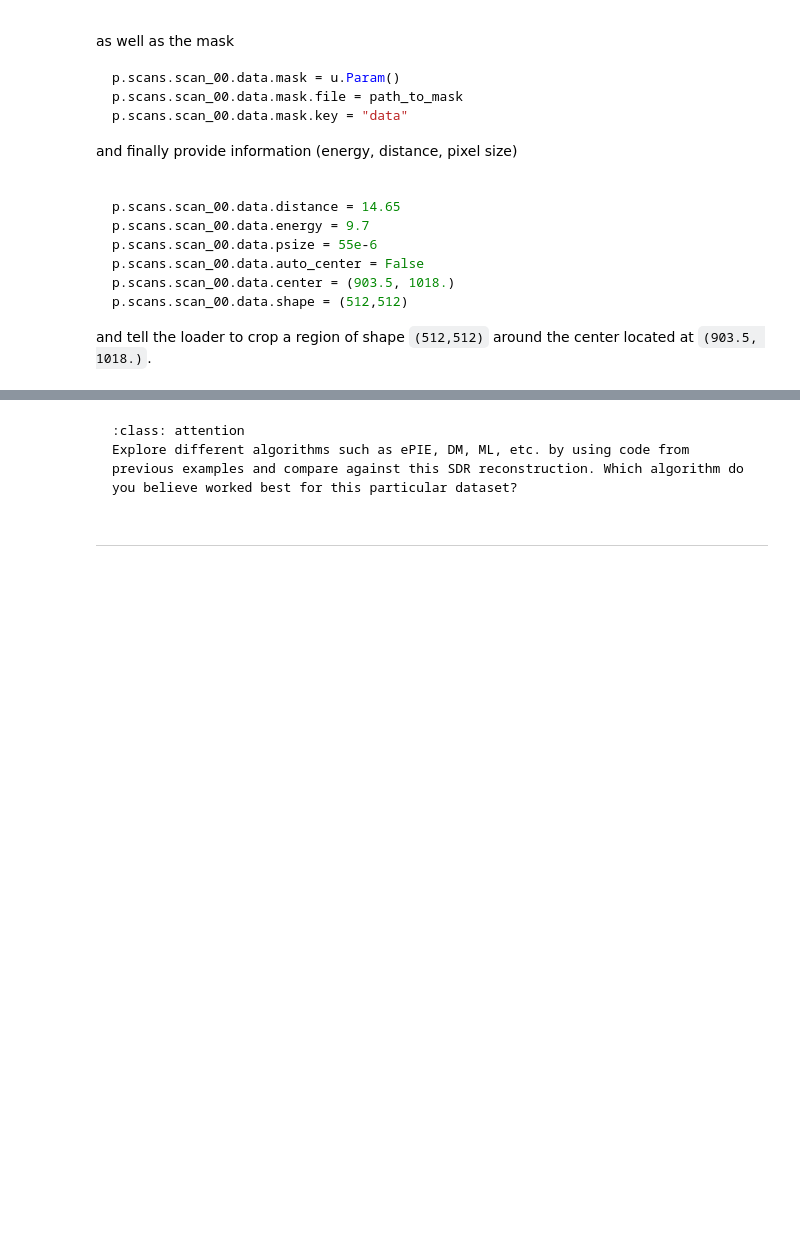
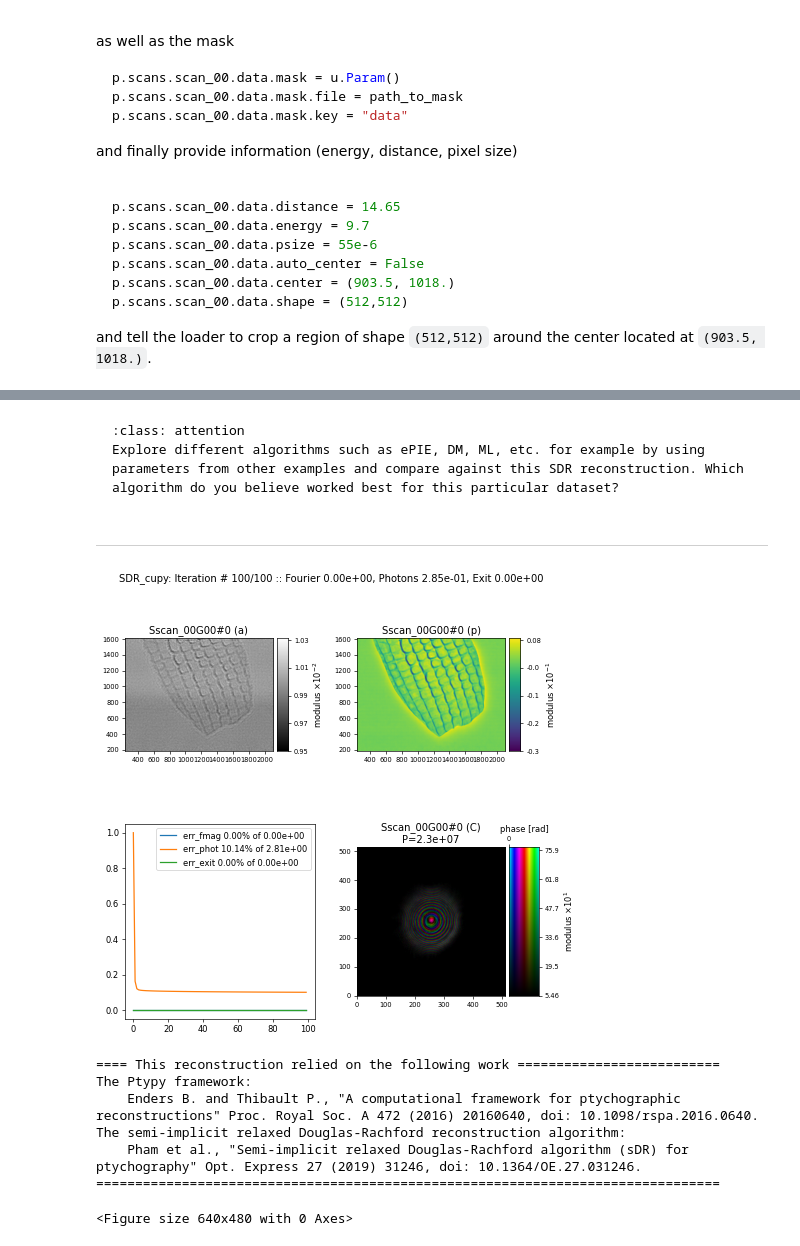
Before and after one commit to ptycho/tutorials, a Jupyter notebook: _sources/notebooks/experimental_xray_data/04_testing_different_algorithms.ipynb, the cells around one changed output, grey strips where cells are left out. Cells and saved outputs as stored; diff of their text form; code cells hidden in the pictures; blank space fills up the shorter version.

```diff
--- a/_sources/notebooks/experimental_xray_data/04_testing_different_algorithms.ipynb
+++ b/_sources/notebooks/experimental_xray_data/04_testing_different_algorithms.ipynb
@@ -107,2 +106,2 @@ and after $100$ iterations we get a nice-looking image of a butterfly scale
 :class: attention
-Explore different algorithms such as ePIE, DM, ML, etc. by using code from previous examples and compare against this SDR reconstruction. Which algorithm do you believe worked best for this particular dataset?
+Explore different algorithms such as ePIE, DM, ML, etc. for example by using parameters from other examples and compare against this SDR reconstruction. Which algorithm do you believe worked best for this particular dataset?
@@ -117,7 +116,7 @@ import ptypy.utils as u
 ptypy.load_ptyscan_module("hdf5_loader")
 
 # This will import the GPU engines
-ptypy.load_gpu_engines("cuda")
+ptypy.load_gpu_engines("cupy")
 
 # Root directory of tutorial data
 tutorial_data_home = "../../data/"
@@ -204,31 +203,40 @@ p.scans.scan_00.data.intensities.key = "data"
 p.scans.scan_00.data.positions = u.Param()
 p.scans.scan_00.data.positions.file = path_to_pos
 p.scans.scan_00.data.positions.slow_key = "slow"
 p.scans.scan_00.data.positions.slow_multiplier = 1e-6
 p.scans.scan_00.data.positions.fast_key = "fast"
 p.scans.scan_00.data.positions.fast_multiplier = 1e-6
 
 p.scans.scan_00.data.mask = u.Param()
 p.scans.scan_00.data.mask.file = path_to_mask
 p.scans.scan_00.data.mask.key = "data"
 
 p.scans.scan_00.data.distance = 14.65
 p.scans.scan_00.data.energy = 9.7
 p.scans.scan_00.data.psize = 55e-6
 p.scans.scan_00.data.auto_center = False
 p.scans.scan_00.data.center = (903.5, 1018.)
 p.scans.scan_00.data.shape = (512,512)
 
 # Reconstruct using GPU-accelerated SDR
 p.engines = u.Param()
 p.engines.engine_dr = u.Param()
-p.engines.engine_dr.name = "SDR_pycuda"
+p.engines.engine_dr.name = "SDR_cupy"
 p.engines.engine_dr.numiter = 100
 p.engines.engine_dr.numiter_contiguous = 1
 p.engines.engine_dr.sigma = 0.5
 p.engines.engine_dr.tau = 0.1
 p.engines.engine_dr.compute_log_likelihood = True
 p.engines.engine_dr.compute_exit_error = False
 
 # Run reconstruction
 P = ptypy.core.Ptycho(p,level=5)
+# %% [output]
+[figure, added]
+==== This reconstruction relied on the following work ==========================
+The Ptypy framework:
+    Enders B. and Thibault P., "A computational framework for ptychographic reconstructions" Proc. Royal Soc. A 472 (2016) 20160640, doi: 10.1098/rspa.2016.0640.
+The semi-implicit relaxed Douglas-Rachford reconstruction algorithm:
+    Pham et al., "Semi-implicit relaxed Douglas-Rachford algorithm (sDR) for ptychography" Opt. Express 27 (2019) 31246, doi: 10.1364/OE.27.031246.
+================================================================================
+<Figure size 640x480 with 0 Axes>
```
Also changed, not shown: parts of 2 cells of this notebook, 34 other files.
